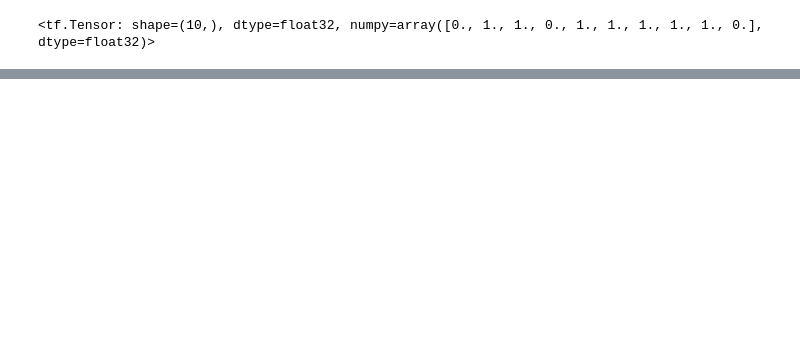
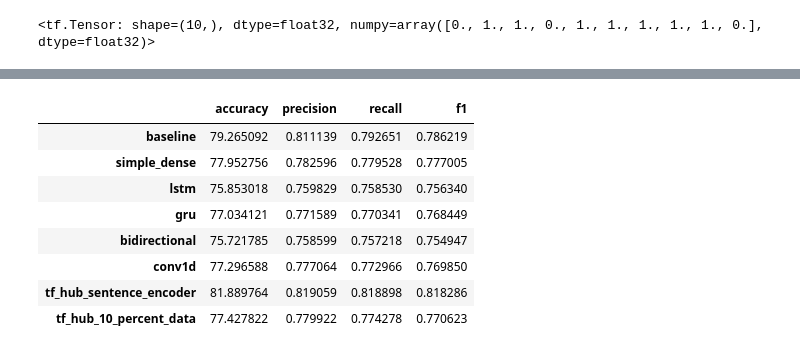
Before and after one commit to mohamed-habib-jaberi/Deep-Learning, a Jupyter notebook: CrisisTweetAI_Classifying_Real_Disaster_Tweets_Using_NLP.ipynb, the cells around one changed output, grey strips where cells are left out. Drawn from its saved outputs; the diff is of its cells as text; code cells hidden in the pictures; blank space fills up the shorter version.

```diff
--- a/CrisisTweetAI_Classifying_Real_Disaster_Tweets_Using_NLP.ipynb
+++ b/CrisisTweetAI_Classifying_Real_Disaster_Tweets_Using_NLP.ipynb
@@ -1491,0 +1602,7 @@ Baseline f1: 0.79, New f1: 0.82, Difference: 0.04
+# %%
+# Fit the model to 10% of the training data
+model_7_history = model_7.fit(x=train_sentences_10_percent,
+                              y=train_labels_10_percent,
+                              epochs=5,
+                              validation_data=(val_sentences, val_labels),
+                              callbacks=[create_tensorboard_callback(SAVE_DIR, "10_percent_tf_hub_sentence_encoder")])
@@ -1491,0 +1625,4 @@ Baseline f1: 0.79, New f1: 0.82, Difference: 0.04
+# %%
+# Make predictions with the model trained on 10% of the data
+model_7_pred_probs = model_7.predict(val_sentences)
+model_7_pred_probs[:10]
@@ -1491,0 +1641,4 @@ Baseline f1: 0.79, New f1: 0.82, Difference: 0.04
+# %%
+# Convert prediction probabilities to labels
+model_7_preds = tf.squeeze(tf.round(model_7_pred_probs))
+model_7_preds[:10]
@@ -1491,0 +1647,4 @@ Baseline f1: 0.79, New f1: 0.82, Difference: 0.04
+# %%
+# Calculate model results
+model_7_results = calculate_results(val_labels, model_7_preds)
+model_7_results
@@ -1491,0 +1677,22 @@ Baseline f1: 0.79, New f1: 0.82, Difference: 0.04
+# %%
+# Combine model results into a DataFrame
+all_model_results = pd.DataFrame({"baseline": baseline_results,
+                                  "simple_dense": model_1_results,
+                                  "lstm": model_2_results,
+                                  "gru": model_3_results,
+                                  "bidirectional": model_4_results,
+                                  "conv1d": model_5_results,
+                                  "tf_hub_sentence_encoder": model_6_results,
+                                  "tf_hub_10_percent_data": model_7_results})
+all_model_results = all_model_results.transpose()
+all_model_results
+# %% [output]
+|  | accuracy | precision | recall | f1 |
+| baseline | 79.265092 | 0.811139 | 0.792651 | 0.786219 |
+| simple_dense | 77.952756 | 0.782596 | 0.779528 | 0.777005 |
+| lstm | 75.853018 | 0.759829 | 0.758530 | 0.756340 |
+| gru | 77.034121 | 0.771589 | 0.770341 | 0.768449 |
+| bidirectional | 75.721785 | 0.758599 | 0.757218 | 0.754947 |
+| conv1d | 77.296588 | 0.777064 | 0.772966 | 0.769850 |
+| tf_hub_sentence_encoder | 81.889764 | 0.819059 | 0.818898 | 0.818286 |
+| tf_hub_10_percent_data | 77.427822 | 0.779922 | 0.774278 | 0.770623 |
```
Also changed, not shown: parts of 100 cells of this notebook.
